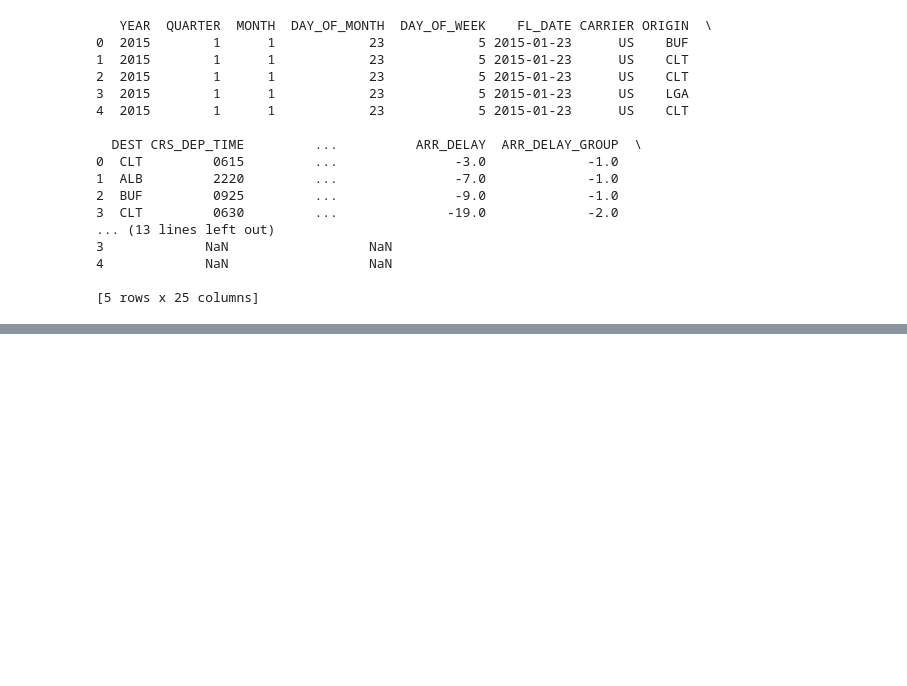
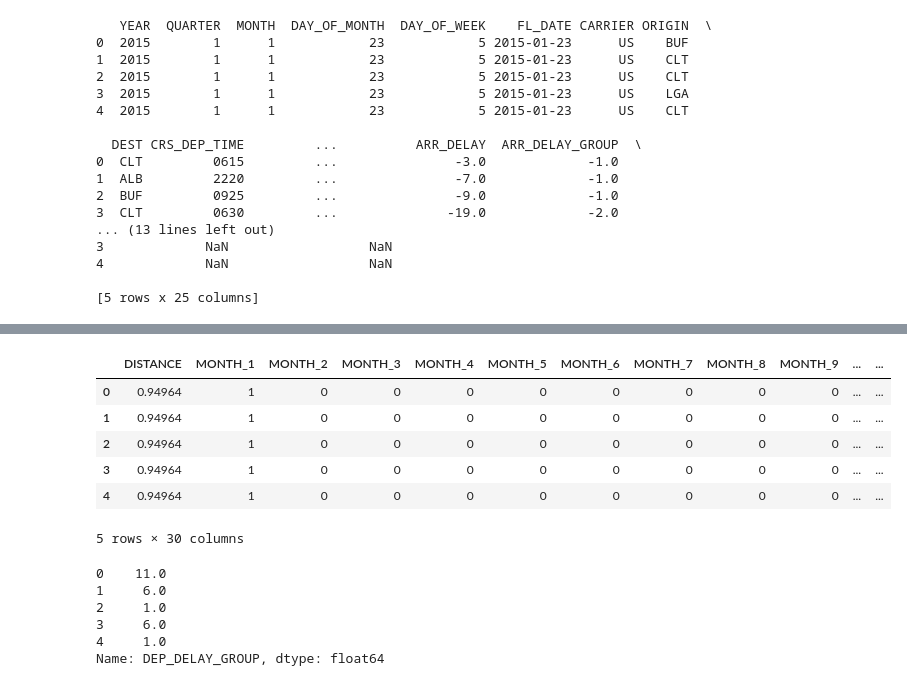
Before and after one commit to kabochya/15688-Final, a Jupyter notebook: Final.ipynb, the cells around one changed output, grey strips where cells are left out. Drawn from its saved outputs; the diff is of its cells as text; code cells hidden in the pictures; blank space fills up the shorter version.

```diff
--- a/Final.ipynb
+++ b/Final.ipynb
@@ -25,0 +93,63 @@ print(data.head())
+# %%
+#data.head()
+from datetime import datetime,timedelta
+war_start = '2011-01-03 12:00'
+datetime.strptime(war_start, '%Y-%m-%d %H:%M')
+
+
+def to_time(fl_date,time_string):
+    year_time  = fl_date.strftime('%Y-%m-%d')
+    hour_time = ' '+time_string[:2]+':'+time_string[2:]
+    time = year_time+hour_time
+    return datetime.strptime(time, '%Y-%m-%d %H:%M')
+# %%
+data['CRS_DEP_TIME_DATETIME'] = data.apply(lambda row: to_time(row['FL_DATE'], row['CRS_DEP_TIME']), axis=1)
+#print (data.ix[197660])
+data['DEP_TIME_DATETIME'] = data.apply(lambda row: to_time(row['FL_DATE'], row['DEP_TIME']), axis=1)
+#print (data.ix[1584706])
+data['CRS_ARR_TIME_DATETIME'] = data.apply(lambda row: to_time(row['FL_DATE'], row['CRS_ARR_TIME']), axis=1)
+data['ARR_TIME_DATETIME'] = data.apply(lambda row: to_time(row['FL_DATE'], row['ARR_TIME']), axis=1)
+# %%
+data['ARR_TIME_DATETIME'] = np.where(data['ARR_TIME_DATETIME'] < data['DEP_TIME_DATETIME'],data['ARR_TIME_DATETIME']+timedelta(days=1) ,data['ARR_TIME_DATETIME'])
+data['CRS_ARR_TIME_DATETIME'] = np.where(data['CRS_ARR_TIME_DATETIME'] < data['CRS_DEP_TIME_DATETIME'],data['CRS_ARR_TIME_DATETIME']+timedelta(days=1) ,data['CRS_ARR_TIME_DATETIME'])
+# %%
+from sklearn import preprocessing
+#['Month','Carrier','origin','Dest','distance']
+total_table = data[['MONTH','CARRIER','ORIGIN','DEST','DISTANCE','DEP_DELAY_GROUP']]
+#y_table = data['DEP_DELAY_GROUP'].dropna(axis=0, how='any')
+total_table = total_table.dropna(axis=0, how='any')
+total_table = total_table[total_table.DEP_DELAY_GROUP >0]
+y_table = total_table['DEP_DELAY_GROUP']
+y_table = y_table.reset_index(drop=True)
+feature_table = total_table.drop(['DEP_DELAY_GROUP'],axis=1)
+feature_table = feature_table.reset_index(drop=True)
+
+
+feature_table['MONTH']= feature_table['MONTH'].astype('category')
+feature_table = pd.get_dummies(feature_table)
+feature_table.head()
+min_max_scaler = preprocessing.MinMaxScaler()
+x_scaled = min_max_scaler.fit_transform(feature_table[['DISTANCE']].values.astype(float))
+#feature_table['DISTANCE']=
+feature_table['DISTANCE']= pd.DataFrame(x_scaled)
+feature_table.head()
+# %% [output]
+|  | DISTANCE | MONTH_1 | MONTH_2 | MONTH_3 | MONTH_4 | MONTH_5 | MONTH_6 | MONTH_7 | MONTH_8 | MONTH_9 | ... | ... |
+| 0 | 0.94964 | 1 | 0 | 0 | 0 | 0 | 0 | 0 | 0 | 0 | ... | ... |
+| 1 | 0.94964 | 1 | 0 | 0 | 0 | 0 | 0 | 0 | 0 | 0 | ... | ... |
+| 2 | 0.94964 | 1 | 0 | 0 | 0 | 0 | 0 | 0 | 0 | 0 | ... | ... |
+| 3 | 0.94964 | 1 | 0 | 0 | 0 | 0 | 0 | 0 | 0 | 0 | ... | ... |
+| 4 | 0.94964 | 1 | 0 | 0 | 0 | 0 | 0 | 0 | 0 | 0 | ... | ... |
+5 rows × 30 columns
+# %%
+#y_table = data['DEP_DELAY_GROUP']
+#y_table = pd.get_dummies(y_table)
+y_table.head()
+#print (y_table.shape)
+# %% [output]
+0    11.0
+1     6.0
+2     1.0
+3     6.0
+4     1.0
+Name: DEP_DELAY_GROUP, dtype: float64
```
Also changed, not shown: parts of 5 cells of this notebook.
